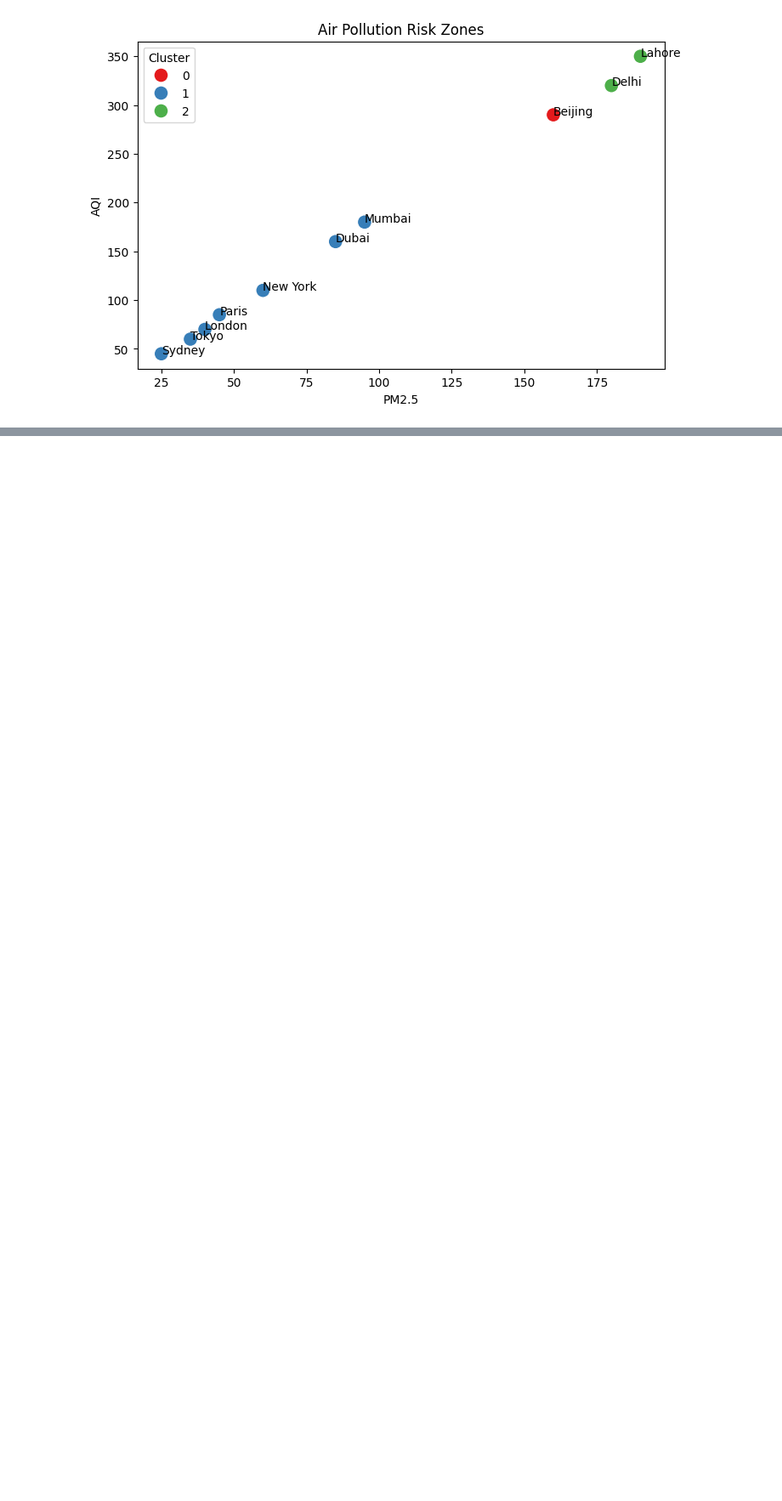
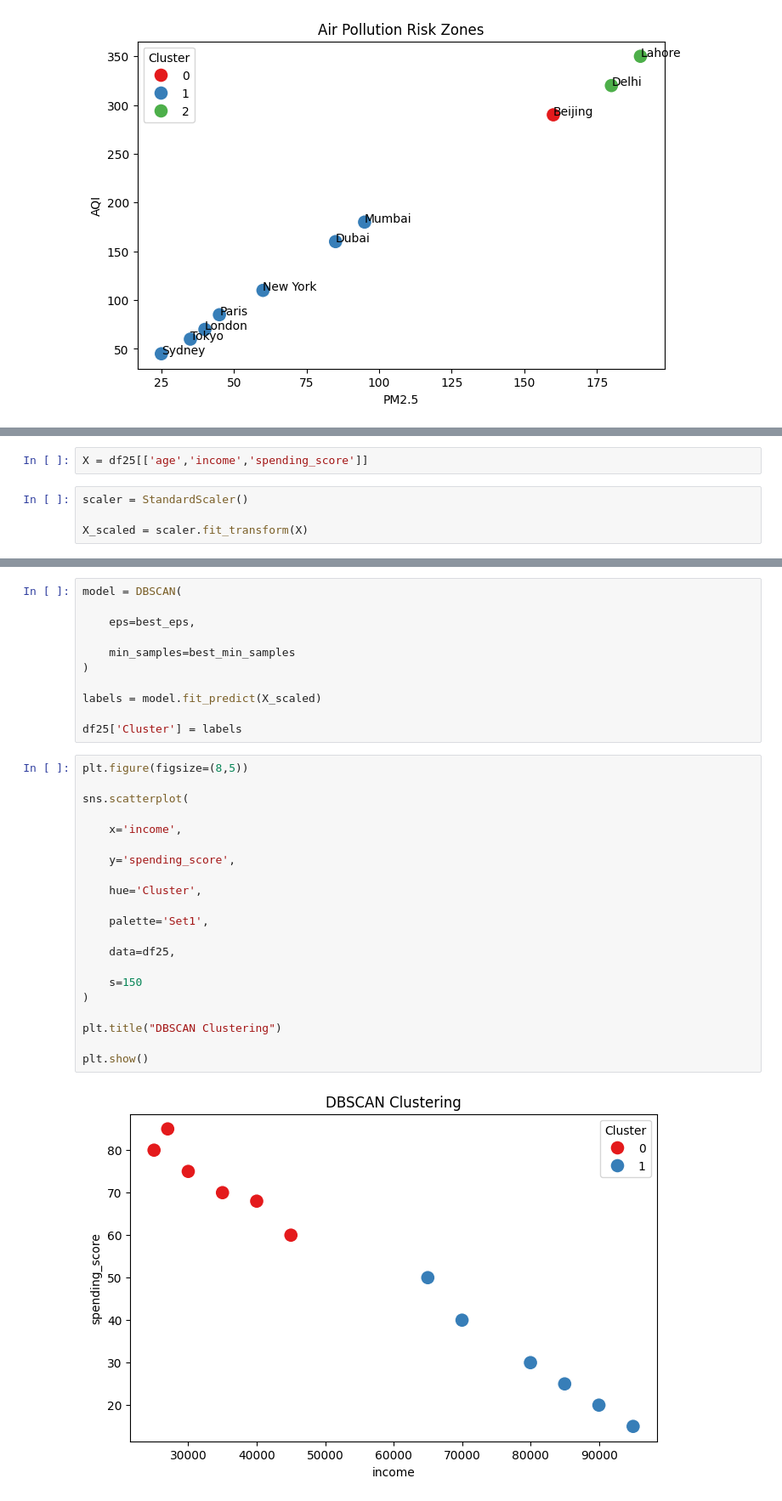
Before and after one commit to Dhyan-Shah/Sparks_AI_ML_Internship, a Jupyter notebook: ML/Practice/ML_Test.ipynb, the cells around one changed output, grey strips where cells are left out. Shown at 85% size. Saved outputs shown, nothing was run; the diff lists cells and outputs as text; blank space fills up the shorter version.

```diff
--- a/ML/Practice/ML_Test.ipynb
+++ b/ML/Practice/ML_Test.ipynb
@@ -3096,0 +3133,6 @@ plt.show()
+# %%
+X = df25[['age','income','spending_score']]
+# %%
+scaler = StandardScaler()
+
+X_scaled = scaler.fit_transform(X)
@@ -3096,0 +3190,34 @@ plt.show()
+# %%
+model = DBSCAN(
+
+    eps=best_eps,
+
+    min_samples=best_min_samples
+)
+
+labels = model.fit_predict(X_scaled)
+
+df25['Cluster'] = labels
+# %%
+plt.figure(figsize=(8,5))
+
+sns.scatterplot(
+
+    x='income',
+
+    y='spending_score',
+
+    hue='Cluster',
+
+    palette='Set1',
+
+    data=df25,
+
+    s=150
+)
+
+plt.title("DBSCAN Clustering")
+
+plt.show()
+# %% [output]
+[figure, added]
```
Also changed, not shown: parts of 47 cells of this notebook.
